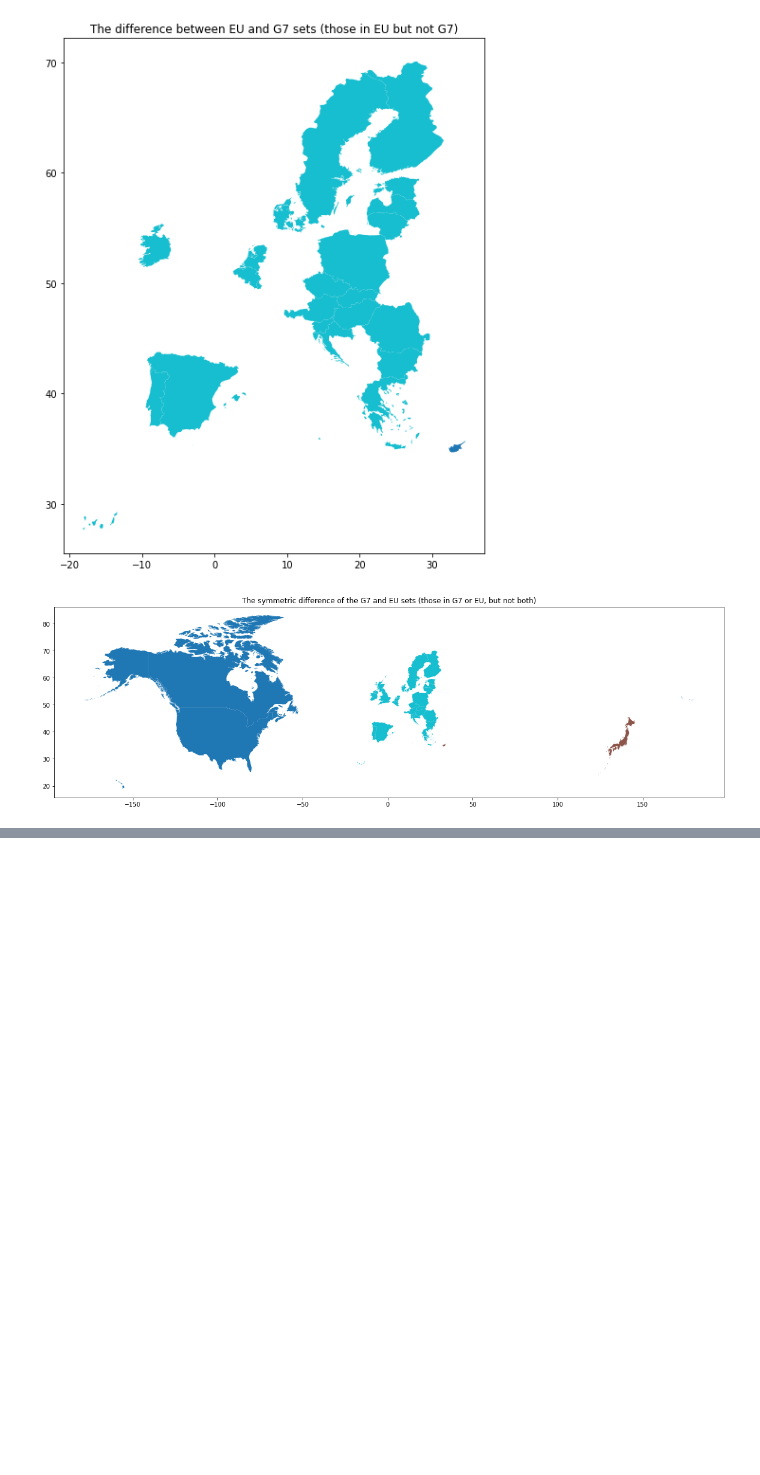
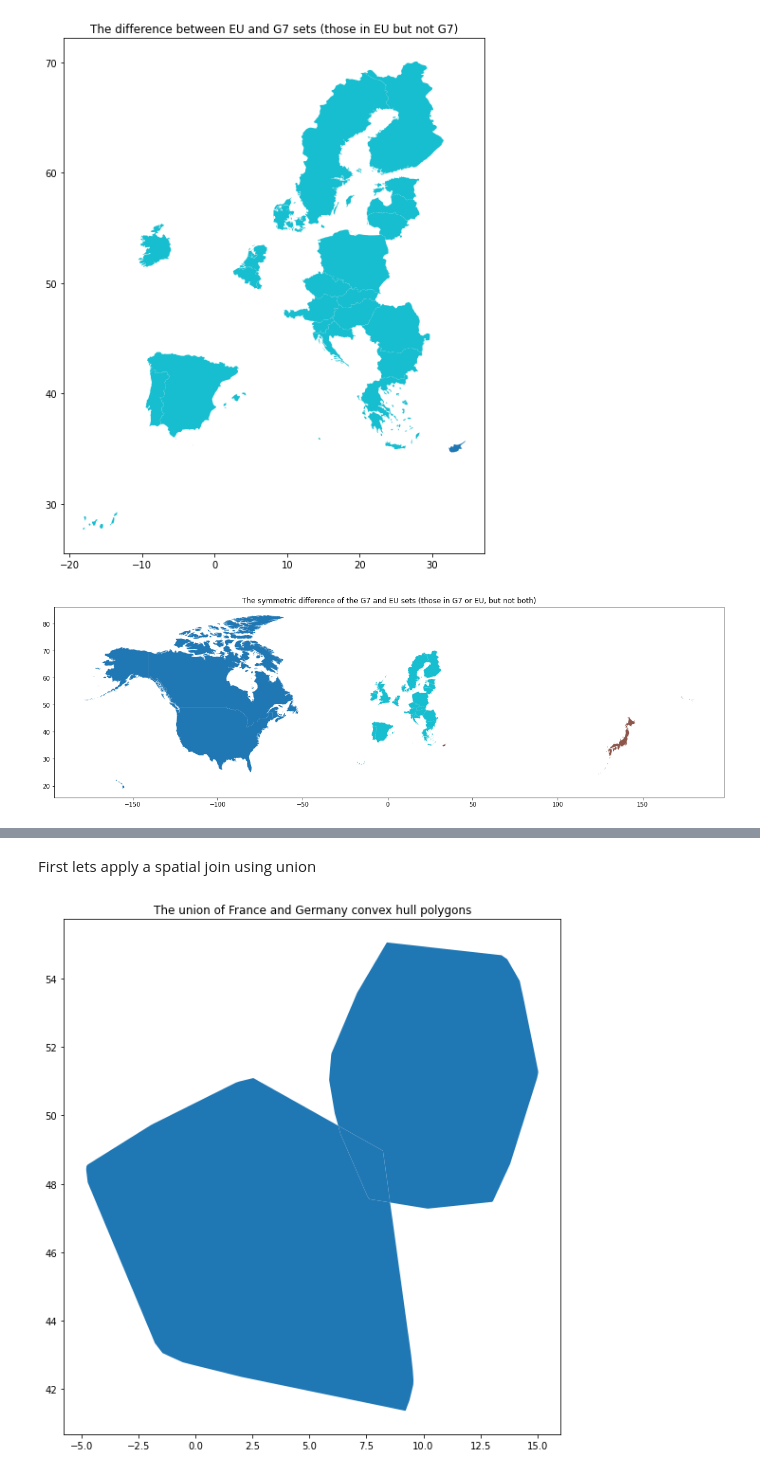
Before and after one commit to ONSgeo/set_operations_demo, a Jupyter notebook: set_operations.ipynb, the cells around one changed output, grey strips where cells are left out. Cells and saved outputs as stored; diff of their text form; code cells hidden in the pictures; blank space fills up the shorter version.

```diff
--- a/set_operations.ipynb
+++ b/set_operations.ipynb
@@ -213,0 +242,7 @@ plot_set(df, eu.symmetric_difference(g7), "The symmetric difference of the G7 an
+# %% [markdown]
+First lets apply a spatial join using union
+# %%
+gpd.overlay(convex_hull_g7_eu["France"], convex_hull_g7_eu["Germany"], how="union").plot()
+plt.title("The union of France and Germany convex hull polygons");
+# %% [output]
+[figure, added]
```
Also changed, not shown: parts of 10 cells of this notebook.
